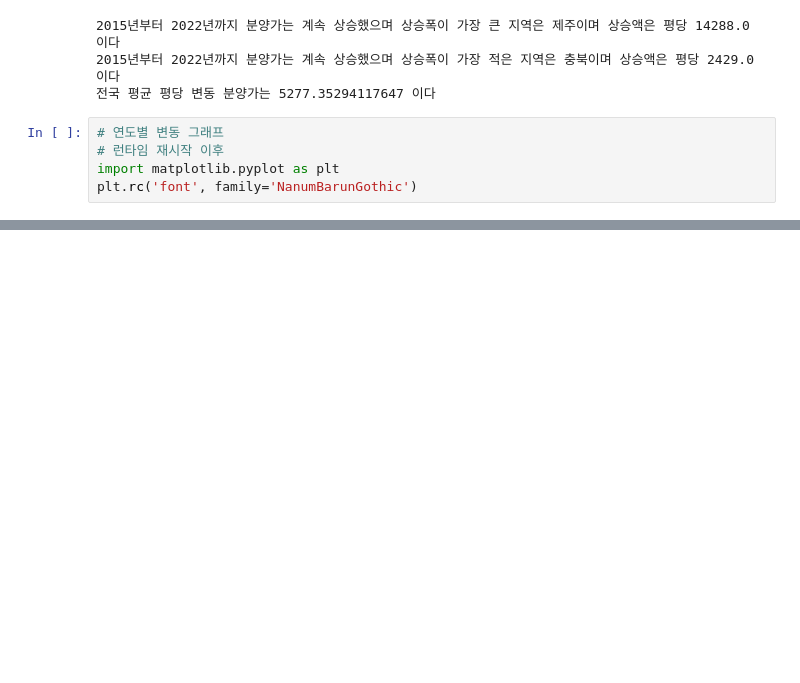
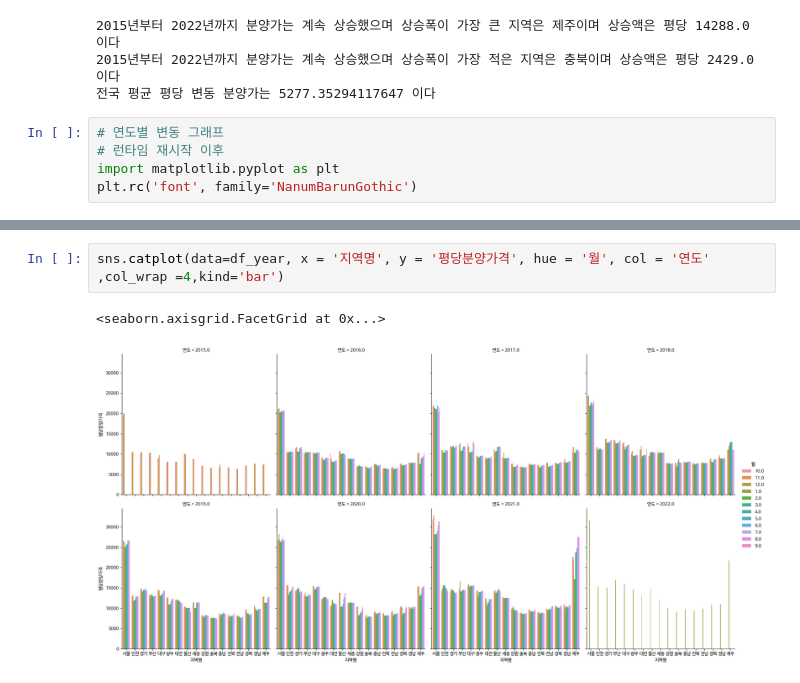
Before and after one commit to leekyuyoung20230313/pythone, a Jupyter notebook: 전처리/아파트분양가분석.ipynb, the cells around one changed output, grey strips where cells are left out. Cells and saved outputs as stored; diff of their text form; blank space fills up the shorter version.

```diff
--- a/전처리/아파트분양가분석.ipynb
+++ b/전처리/아파트분양가분석.ipynb
@@ -169,0 +180,5 @@ plt.rc('font', family='NanumBarunGothic')
+# %%
+sns.catplot(data=df_year, x = '지역명', y = '평당분양가격', hue = '월', col = '연도' ,col_wrap =4,kind='bar')
+# %% [output]
+<seaborn.axisgrid.FacetGrid at 0x...>
+[figure, added]
```
Also changed, not shown: parts of 6 cells of this notebook.
